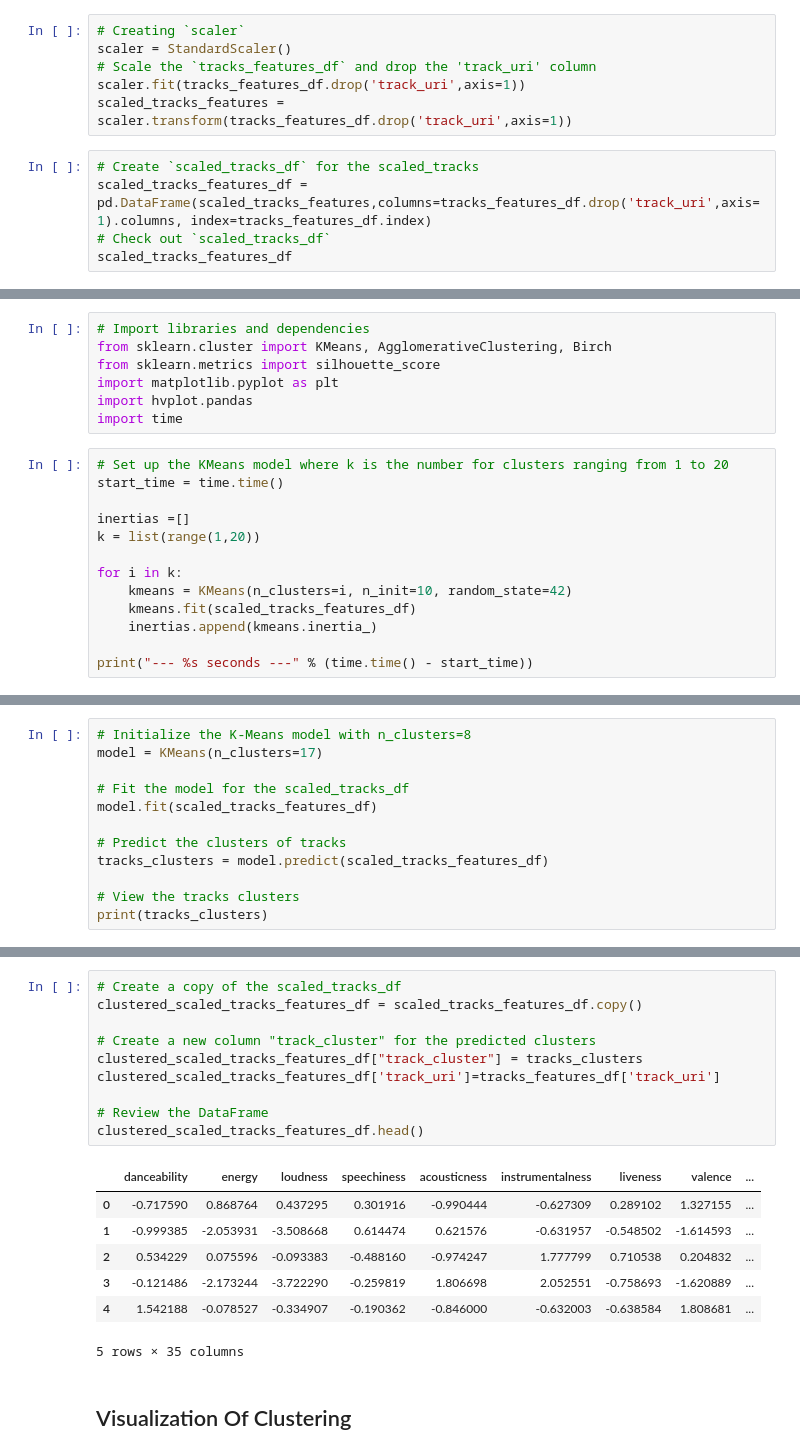
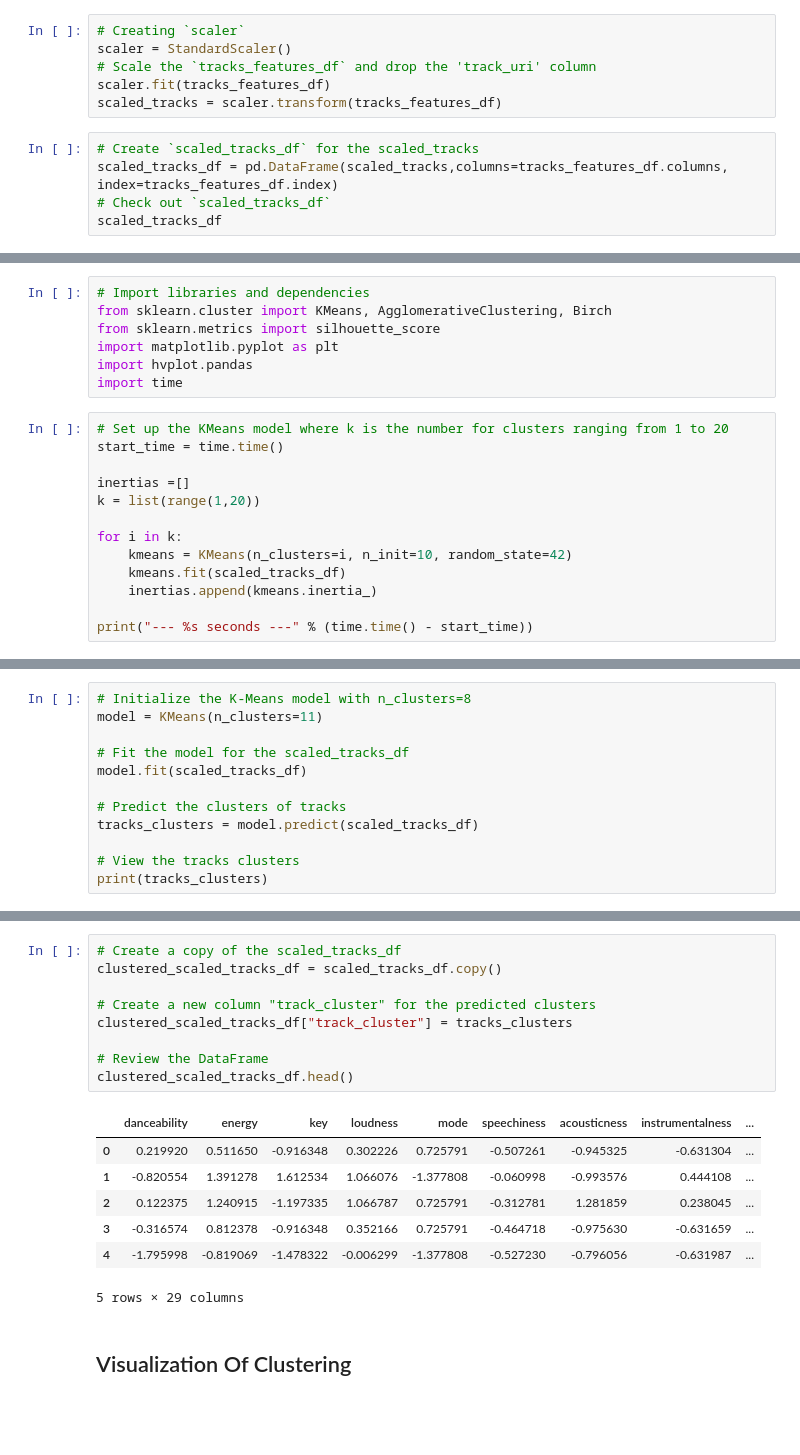
Before and after one commit to JoeBrueneman/Jammin_With_Spotify, a Jupyter notebook: Coding_notebooks/2.1_Track_Clustering.ipynb, the cells around one changed output, grey strips where cells are left out. Saved outputs shown, nothing was run; the diff lists cells and outputs as text; blank space fills up the shorter version.

```diff
--- a/Coding_notebooks/2.1_Track_Clustering.ipynb
+++ b/Coding_notebooks/2.1_Track_Clustering.ipynb
@@ -88,12 +77,12 @@ from sklearn.preprocessing import StandardScaler
 # Creating `scaler`
 scaler = StandardScaler()
 # Scale the `tracks_features_df` and drop the 'track_uri' column
-scaler.fit(tracks_features_df.drop('track_uri',axis=1))
-scaled_tracks_features = scaler.transform(tracks_features_df.drop('track_uri',axis=1))
+scaler.fit(tracks_features_df)
+scaled_tracks = scaler.transform(tracks_features_df)
 # %%
 # Create `scaled_tracks_df` for the scaled_tracks
-scaled_tracks_features_df = pd.DataFrame(scaled_tracks_features,columns=tracks_features_df.drop('track_uri',axis=1).columns, index=tracks_features_df.index)
+scaled_tracks_df = pd.DataFrame(scaled_tracks,columns=tracks_features_df.columns, index=tracks_features_df.index)
 # Check out `scaled_tracks_df`
-scaled_tracks_features_df
+scaled_tracks_df
 # %% [output]
 |  | danceability | energy | loudness | speechiness | acousticness | instrumentalness | liveness | valence | ... |
@@ -128,7 +117,7 @@ k = list(range(1,20))
 
 for i in k:
     kmeans = KMeans(n_clusters=i, n_init=10, random_state=42)
-    kmeans.fit(scaled_tracks_features_df)
+    kmeans.fit(scaled_tracks_df)
     inertias.append(kmeans.inertia_)
 
 print("--- %s seconds ---" % (time.time() - start_time))
@@ -175,12 +164,12 @@ elbow_df.hvplot.line(
 # %%
 # Initialize the K-Means model with n_clusters=8
-model = KMeans(n_clusters=17)
+model = KMeans(n_clusters=11)
 
 # Fit the model for the scaled_tracks_df
-model.fit(scaled_tracks_features_df)
+model.fit(scaled_tracks_df)
 
 # Predict the clusters of tracks
-tracks_clusters = model.predict(scaled_tracks_features_df)
+tracks_clusters = model.predict(scaled_tracks_df)
 
 # View the tracks clusters
 print(tracks_clusters)
@@ -189,21 +178,20 @@ print(tracks_clusters)
 # %%
 # Create a copy of the scaled_tracks_df
-clustered_scaled_tracks_features_df = scaled_tracks_features_df.copy()
+clustered_scaled_tracks_df = scaled_tracks_df.copy()
 
 # Create a new column "track_cluster" for the predicted clusters
-clustered_scaled_tracks_features_df["track_cluster"] = tracks_clusters
-clustered_scaled_tracks_features_df['track_uri']=tracks_features_df['track_uri']
+clustered_scaled_tracks_df["track_cluster"] = tracks_clusters
 
 # Review the DataFrame
-clustered_scaled_tracks_features_df.head()
+clustered_scaled_tracks_df.head()
 # %% [output]
-|  | danceability | energy | loudness | speechiness | acousticness | instrumentalness | liveness | valence | ... |
-| 0 | -0.717590 | 0.868764 | 0.437295 | 0.301916 | -0.990444 | -0.627309 | 0.289102 | 1.327155 | ... |
-| 1 | -0.999385 | -2.053931 | -3.508668 | 0.614474 | 0.621576 | -0.631957 | -0.548502 | -1.614593 | ... |
-| 2 | 0.534229 | 0.075596 | -0.093383 | -0.488160 | -0.974247 | 1.777799 | 0.710538 | 0.204832 | ... |
-| 3 | -0.121486 | -2.173244 | -3.722290 | -0.259819 | 1.806698 | 2.052551 | -0.758693 | -1.620889 | ... |
-| 4 | 1.542188 | -0.078527 | -0.334907 | -0.190362 | -0.846000 | -0.632003 | -0.638584 | 1.808681 | ... |
+|  | danceability | energy | key | loudness | mode | speechiness | acousticness | instrumentalness | ... |
+| 0 | 0.219920 | 0.511650 | -0.916348 | 0.302226 | 0.725791 | -0.507261 | -0.945325 | -0.631304 | ... |
+| 1 | -0.820554 | 1.391278 | 1.612534 | 1.066076 | -1.377808 | -0.060998 | -0.993576 | 0.444108 | ... |
+| 2 | 0.122375 | 1.240915 | -1.197335 | 1.066787 | 0.725791 | -0.312781 | 1.281859 | 0.238045 | ... |
+| 3 | -0.316574 | 0.812378 | -0.916348 | 0.352166 | 0.725791 | -0.464718 | -0.975630 | -0.631659 | ... |
+| 4 | -1.795998 | -0.819069 | -1.478322 | -0.006299 | -1.377808 | -0.527230 | -0.796056 | -0.631987 | ... |
-5 rows × 35 columns
+5 rows × 29 columns
 # %% [markdown]
 ## Visualization Of Clustering
 # %%
```
Also changed, not shown: parts of 58 cells of this notebook, 2 other files.
